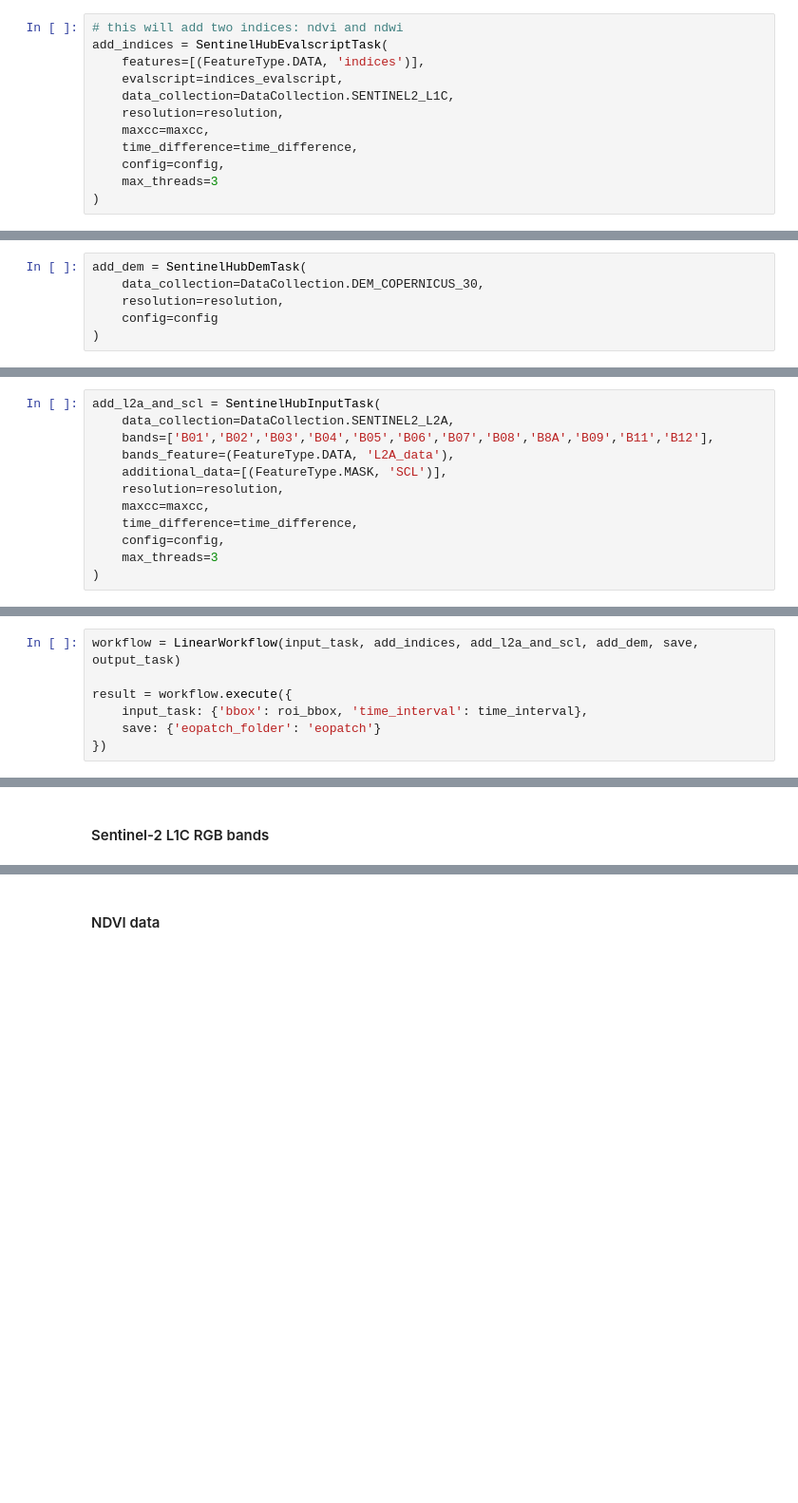
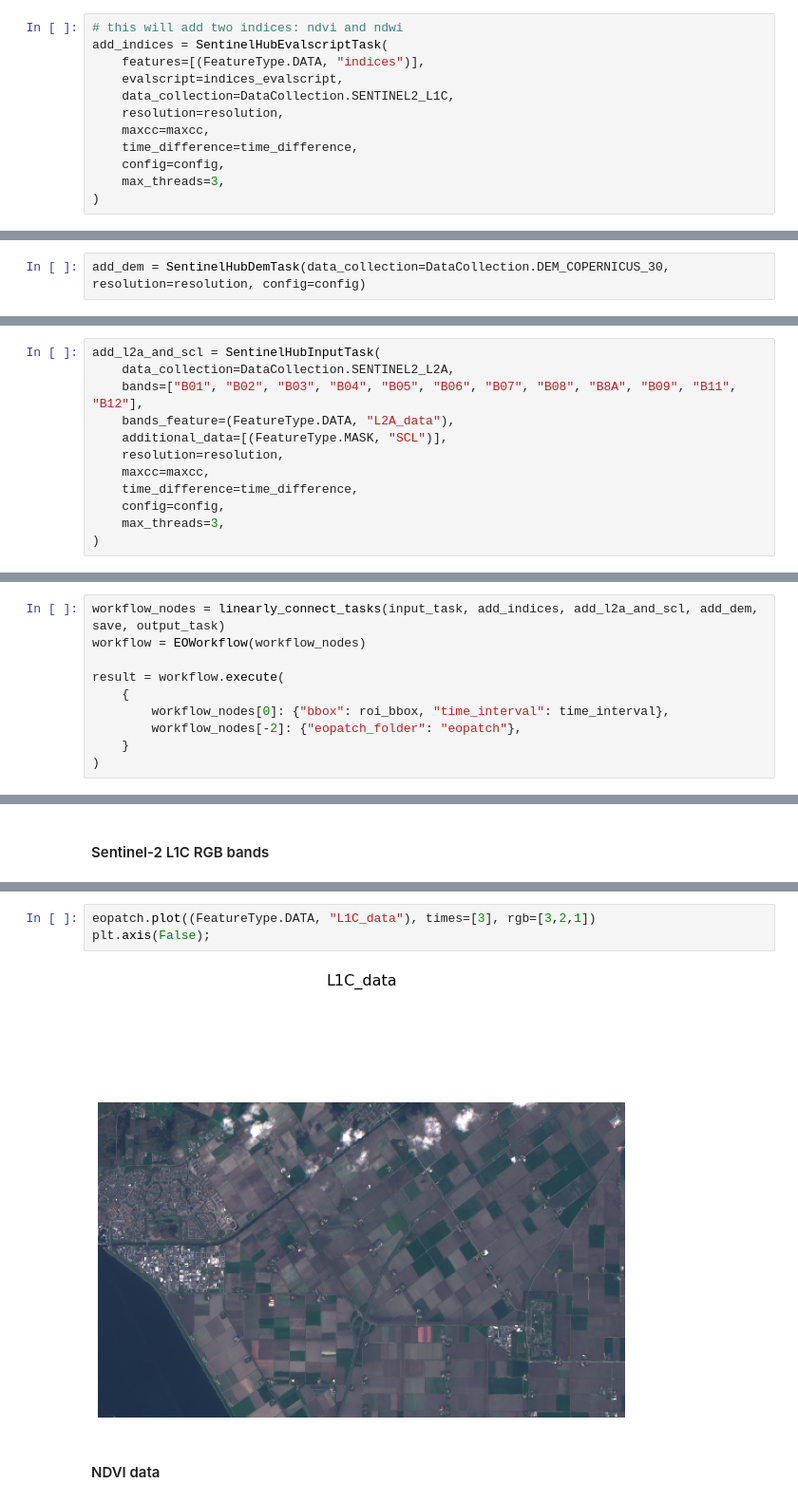
Before and after one commit to sentinel-hub/eo-learn, a Jupyter notebook: examples/io/SentinelHubIO.ipynb, the cells around one changed output, grey strips where cells are left out. Shown at 95% size. Cells and saved outputs as stored; diff of their text form; blank space fills up the shorter version.

```diff
--- a/examples/io/SentinelHubIO.ipynb
+++ b/examples/io/SentinelHubIO.ipynb
@@ -126,23 +126,19 @@ Requesting float32 data (`SampleType.FLOAT32`) from SH service consumes twice th
 # %%
 # this will add two indices: ndvi and ndwi
 add_indices = SentinelHubEvalscriptTask(
-    features=[(FeatureType.DATA, 'indices')],
+    features=[(FeatureType.DATA, "indices")],
     evalscript=indices_evalscript,
     data_collection=DataCollection.SENTINEL2_L1C,
     resolution=resolution,
     maxcc=maxcc,
     time_difference=time_difference,
     config=config,
-    max_threads=3
+    max_threads=3,
 )
 # %% [markdown]
 #### Task for Digital Elevation Model Data
 # %%
-add_dem = SentinelHubDemTask(
-    data_collection=DataCollection.DEM_COPERNICUS_30,
-    resolution=resolution,
-    config=config
-)
+add_dem = SentinelHubDemTask(data_collection=DataCollection.DEM_COPERNICUS_30, resolution=resolution, config=config)
 # %% [markdown]
 #### Task for Sentinel-2 L2A and SCL data
 # %% [markdown]
@@ -150,14 +146,14 @@ With `SentinelHubInputTask` it is possible to request both L2A and SCL data in o
 # %%
 add_l2a_and_scl = SentinelHubInputTask(
     data_collection=DataCollection.SENTINEL2_L2A,
-    bands=['B01','B02','B03','B04','B05','B06','B07','B08','B8A','B09','B11','B12'],
-    bands_feature=(FeatureType.DATA, 'L2A_data'),
-    additional_data=[(FeatureType.MASK, 'SCL')],
+    bands=["B01", "B02", "B03", "B04", "B05", "B06", "B07", "B08", "B8A", "B09", "B11", "B12"],
+    bands_feature=(FeatureType.DATA, "L2A_data"),
+    additional_data=[(FeatureType.MASK, "SCL")],
     resolution=resolution,
     maxcc=maxcc,
     time_difference=time_difference,
     config=config,
-    max_threads=3
+    max_threads=3,
 )
 # %% [markdown]
 #### Tasks for saving/outputting the eopatch
@@ -170,12 +166,15 @@ output_task = OutputTask('eopatch')
 # %% [markdown]
 ### Run workflow
 # %%
-workflow = LinearWorkflow(input_task, add_indices, add_l2a_and_scl, add_dem, save, output_task)
+workflow_nodes = linearly_connect_tasks(input_task, add_indices, add_l2a_and_scl, add_dem, save, output_task)
+workflow = EOWorkflow(workflow_nodes)
 
-result = workflow.execute({
-    input_task: {'bbox': roi_bbox, 'time_interval': time_interval},
-    save: {'eopatch_folder': 'eopatch'}
-})
+result = workflow.execute(
+    {
+        workflow_nodes[0]: {"bbox": roi_bbox, "time_interval": time_interval},
+        workflow_nodes[-2]: {"eopatch_folder": "eopatch"},
+    }
+)
 # %% [markdown]
 Check contents of eopatch
 # %%
@@ -212,2 +205,7 @@ plt.axis(False);
+# %%
+eopatch.plot((FeatureType.DATA, "L1C_data"), times=[3], rgb=[3,2,1])
+plt.axis(False);
+# %% [output]
+[figure, added]
 # %% [markdown]
 #### NDVI data
```
Also changed, not shown: parts of 21 cells of this notebook.
